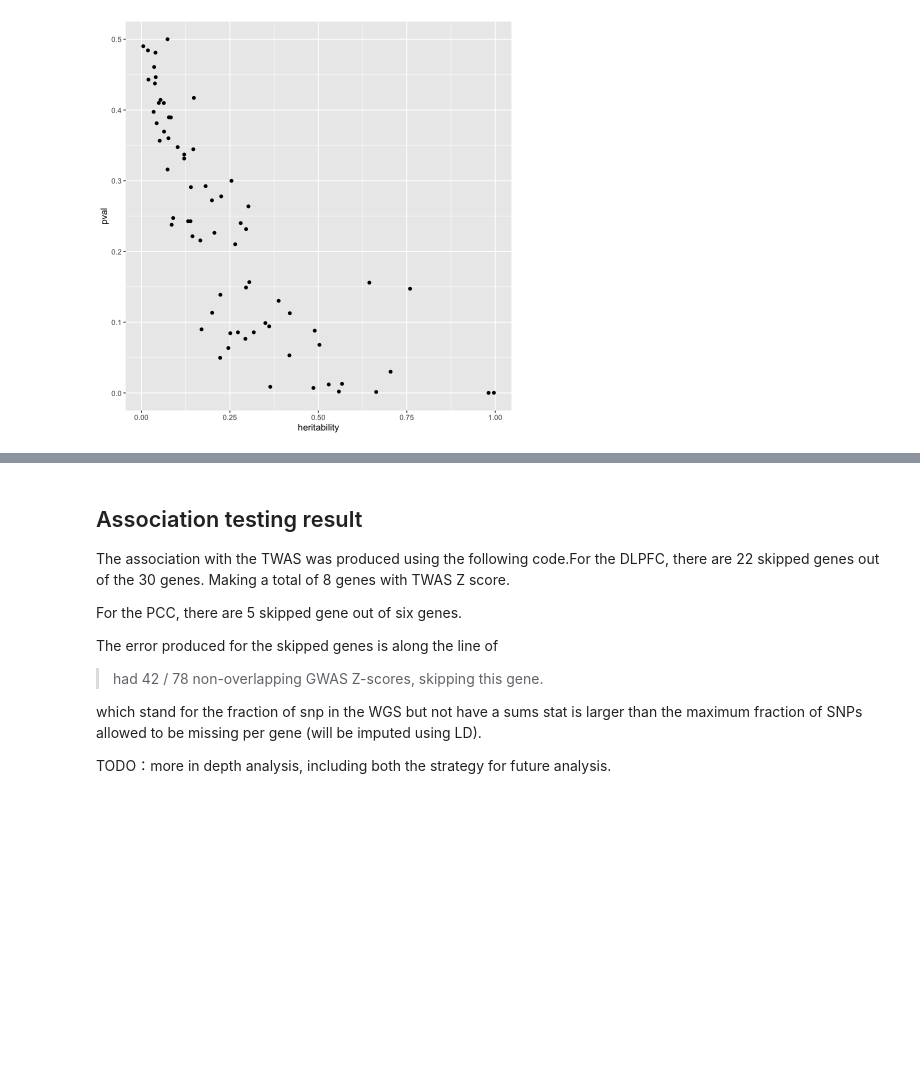
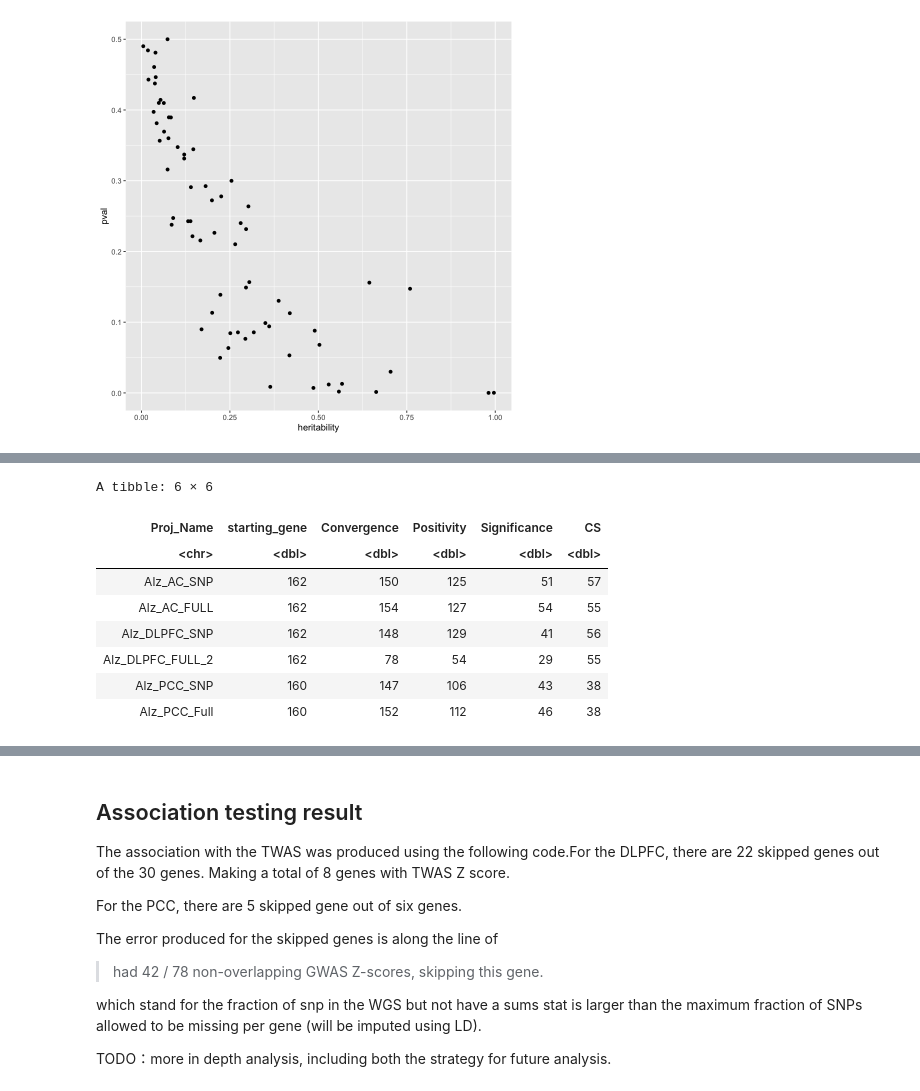
Before and after one commit to gaow/neuro-twas, a Jupyter notebook: Analysis/ROSMAP_TWAS/Alz_specific_gene_analysis.ipynb, the cells around one changed output, grey strips where cells are left out. Cells and saved outputs as stored; diff of their text form; code cells hidden in the pictures; blank space fills up the shorter version.

```diff
--- a/Analysis/ROSMAP_TWAS/Alz_specific_gene_analysis.ipynb
+++ b/Analysis/ROSMAP_TWAS/Alz_specific_gene_analysis.ipynb
@@ -693,0 +594,17 @@ grid.arrange(analysis$result_model_dist[[1]],analysis$result_model_dist[[2]],ana
+# %%
+analysis_susie%>%mutate(starting_gene = map_dbl(hsq_susie_data,~nrow(.x)),
+                        Convergence =  map_dbl(hsq_rw_data,~nrow(.x)),
+                        Positivity =  map_dbl(hsq_data,~nrow(.x)),
+                        Significance = map_dbl(result_data,~nrow(.x)),
+                        CS = map_dbl(hsq_susie_data,~.x%>%filter(CS_size > 0)%>%nrow())
+                        )%>%select(Proj_Name,starting_gene,Convergence,Positivity,Significance,CS)
+# %% [output]
+A tibble: 6 × 6
+| Proj_Name | starting_gene | Convergence | Positivity | Significance | CS |
+| <chr> | <dbl> | <dbl> | <dbl> | <dbl> | <dbl> |
+| Alz_AC_SNP | 162 | 150 | 125 | 51 | 57 |
+| Alz_AC_FULL | 162 | 154 | 127 | 54 | 55 |
+| Alz_DLPFC_SNP | 162 | 148 | 129 | 41 | 56 |
+| Alz_DLPFC_FULL_2 | 162 | 78 | 54 | 29 | 55 |
+| Alz_PCC_SNP | 160 | 147 | 106 | 43 | 38 |
+| Alz_PCC_Full | 160 | 152 | 112 | 46 | 38 |
```
Also changed, not shown: parts of 26 cells of this notebook.
